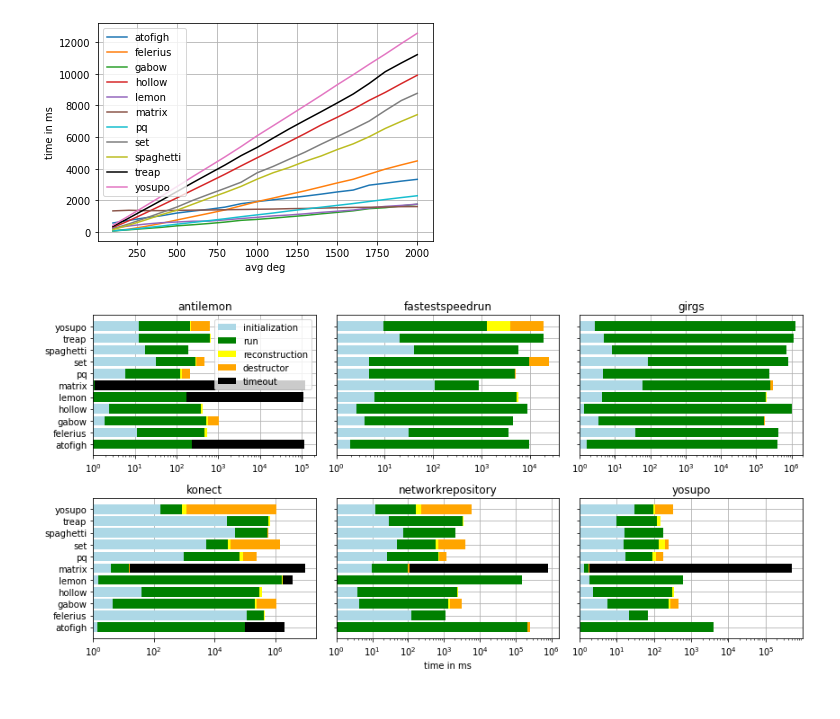
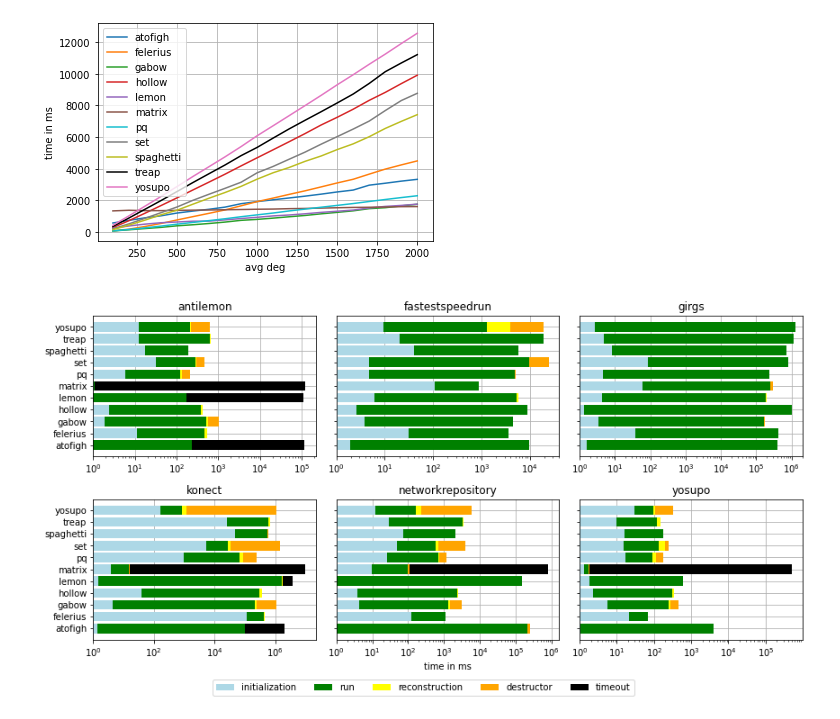
Before and after one commit to chistopher/arbok, a Jupyter notebook: data/plots.ipynb, the cells around one changed output. Saved outputs shown, nothing was run; the diff lists cells and outputs as text; code cells hidden in the pictures.

Commit message:
Make legend in bar plot external

```diff
--- a/data/plots.ipynb
+++ b/data/plots.ipynb
@@ -152,32 +152,36 @@ for (source, view), ax in zip(grps,axs):
     view = view.copy()
     view['timeout'] = 0
 
     for col in ['run', 'con','rec','del', 'total']:
         view[col].replace(-1,0,inplace=True)
     view.loc[view.n==-1,'timeout'] = 60*1000
 
     timings = view.sum(level=1).reset_index()
     timings['total'] += timings['timeout']
     for col in ['run', 'con','rec','del', 'timeout']:
         timings[col] = timings['total'] ** (timings[col] / timings['total'])
 
     timings['offset'] = 1 # log of this is 0
     for column,label,color in to_plot:
         ax.barh(y=timings['algo'], width=timings.offset * timings[column] - timings.offset, label=label, color=color, left=timings.offset)
         timings['offset'] *= timings[column] # multiplying logs is same as adding in non-log
 
     ax.set_title(source)
     ax.semilogx()
     ax.set_xlim(left=1)
     ax.grid()
     ax.set_axisbelow(True)
 
 axs[1].set_xlim(right=4e4)
 axs[2].set_xlim(right=2e6)
 #axs[5].set_xlim(right=2e8)
-axs[0].legend(loc='upper right')
+#axs[3].legend(loc='lower right', bbox_to_anchor=(2, -0.5), ncol=5)
 axs[-2].set_xlabel('time in ms')
+
+# external legend
+fig.legend([x[1] for x in to_plot], loc='lower center', ncol=5, bbox_to_anchor=(0.5, -0.05))
+
 fig.tight_layout()
 plt.savefig('temp_plots/time_bar.pdf', bbox_inches='tight')
 # %% [output]
-[figure, old version]
+[figure, new version]
```
Also changed, not shown: parts of 1 cell of this notebook.
